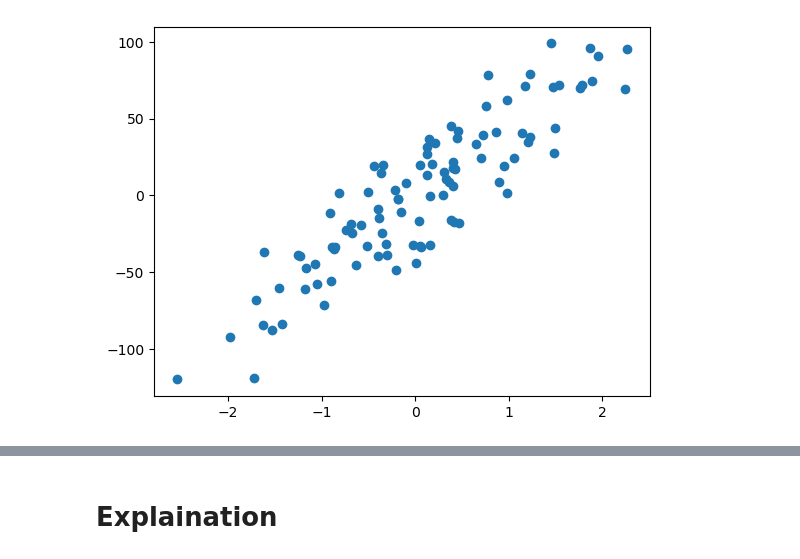
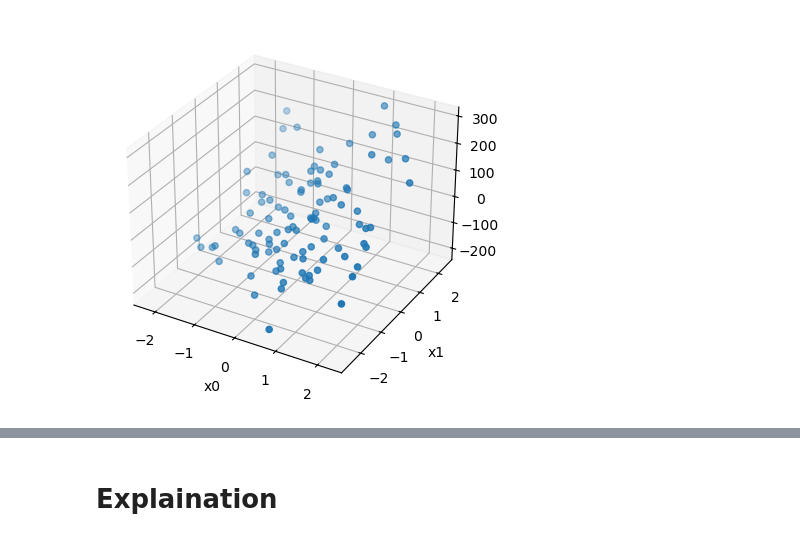
Before and after one commit to danjelito/ml-from-scratch, a Jupyter notebook: linreg.ipynb, the cells around one changed output, grey strips where cells are left out. Drawn from its saved outputs; the diff is of its cells as text; code cells hidden in the pictures.

```diff
--- a/linreg.ipynb
+++ b/linreg.ipynb
@@ -6,15 +6,25 @@ from typing import List
 # %%
 xs, ys = make_regression(
     n_samples=100,
-    n_features=1,
-    n_informative=1,
+    n_features=2,
+    n_informative=2,
     noise=20,
     random_state=0,
 )
-plt.scatter(xs, ys)
+
+
+fig = plt.figure()
+ax = fig.add_subplot(projection='3d')
+
+ax.scatter(xs[:, 0], xs[:, 1], ys)
+
+ax.set_xlabel('x0')
+ax.set_ylabel('x1')
+ax.set_zlabel('y')
+
 plt.show()
 # %% [output]
-[figure, old version]
+[figure, new version]
 # %%
 class LinearRegression:
     def __init__(self, lr: float = 0.01, n_epochs: int = 1000) -> None:
```
Also changed, not shown: parts of 2 cells of this notebook, 1 other file.
